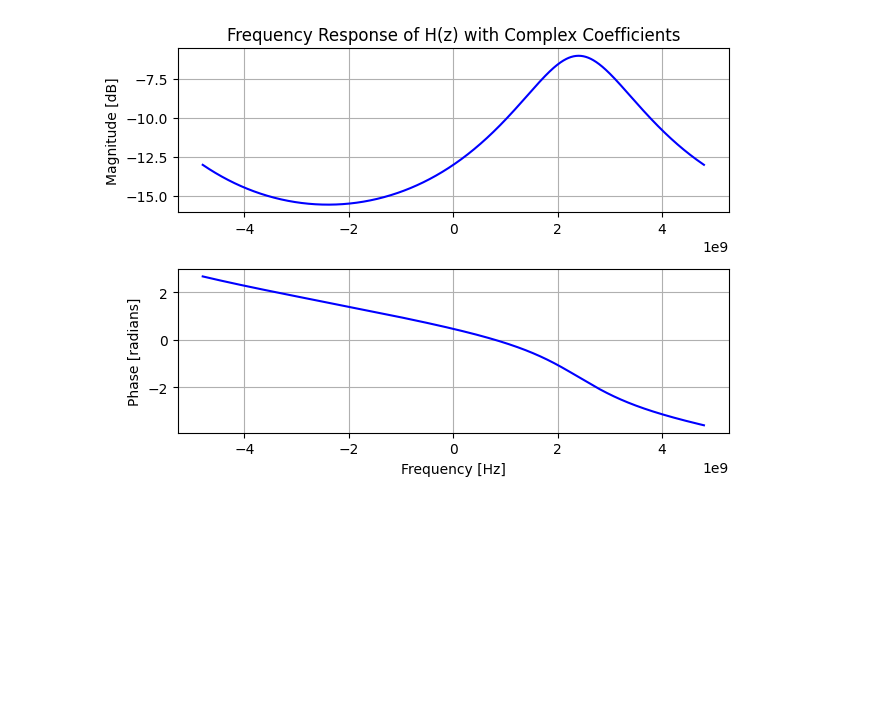
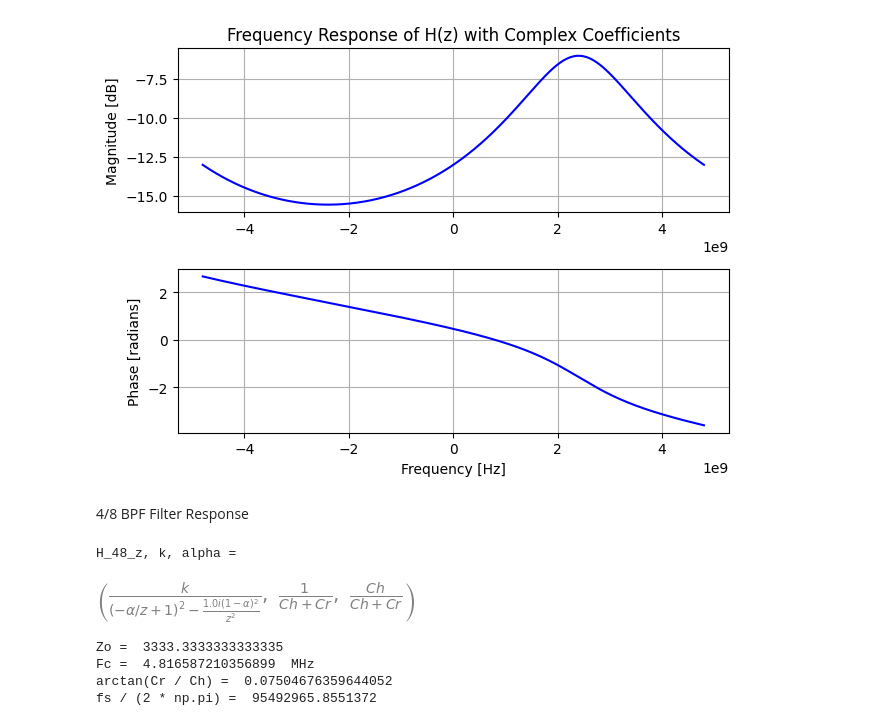
Before and after one commit to arthurmorbach/dt-filters, a Jupyter notebook: fResponse.ipynb, the cells around one changed output. Saved outputs shown, nothing was run; the diff lists cells and outputs as text; code cells hidden in the pictures; blank space fills up the shorter version.

Commit message:
4/8 BPF response added

```diff
--- a/fResponse.ipynb
+++ b/fResponse.ipynb
@@ -95,3 +95,54 @@ plt.grid()
 plt.tight_layout()
 # %% [output]
 [figure]
+# %% [markdown]
+4/8 BPF Filter Response
+# %%
+z = sympy.symbols('z')
+
+k, alpha, j, Ch, Cr = sympy.symbols('k, alpha, j, Ch, Cr')
+H_48_z = k / (((1 - alpha*z**(-1))**2) - ((((1 - alpha)*z**(-1))**2) * 1j))
+k = 1 / (Ch + Cr)
+alpha = Ch / (Ch + Cr)
+
+print('H_48_z, k, alpha = ')
+H_48_z, k, alpha
+# %% [output]
+H_48_z, k, alpha =
+[figure, added]
+# %%
+#Variables
+Ch = 6.65e-12
+Cr = 500e-15
+k = 1 / (Ch + Cr)
+alpha = Ch / (Ch + Cr)
+
+# Coefficients of the transfer function
+b = [k]  # Numerator coefficients
+a = [1, -2*alpha, (alpha**2) + 2*alpha*1j - 1j - (alpha**2) * 1j]  # Denominator coefficients
+
+#b = [1, -(0.5 + 0.3j)]  # Numerator coefficients
+#a = [1, -(0.25 - 0.4j), 0.1]  # Denominator coefficients
+
+# Sampling frequency
+fs = 600e6 # Hz
+
+# Frequencies from -pi to pi (normalized to -Nyquist to Nyquist)
+omega = np.linspace(-np.pi, np.pi, 1024)
+
+# Convert normalized frequencies (omega) to Hz
+frequencies = omega * fs / (2 * np.pi)
+
+#Theoretical input impedance
+Zo = 1 / (Cr * fs)
+print('Zo = ', Zo)
+#Theoretical cut frequency
+fc = (fs / (2 * np.pi)) * np.arctan(((1 - alpha) * np.sin(np.pi / 4)) / (alpha + (1 - alpha) * np.cos(np.pi / 4)))
+print('Fc = ', fc/1e6, ' MHz')
+print('arctan(Cr / Ch) = ', np.arctan(Cr / Ch))
+print('fs / (2 * np.pi) = ', fs / (2 * np.pi))
+# %% [output]
+Zo =  3333.3333333333335
+Fc =  4.816587210356899  MHz
+arctan(Cr / Ch) =  0.07504676359644052
+fs / (2 * np.pi) =  95492965.8551372
```
Also changed, not shown: parts of 3 cells of this notebook.
